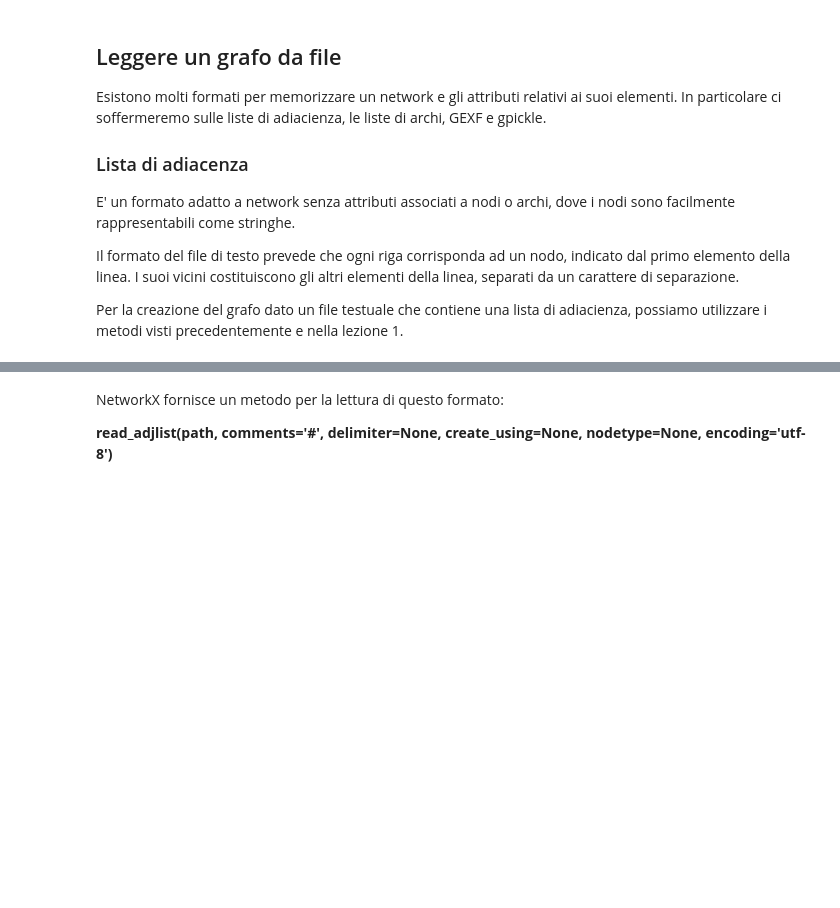
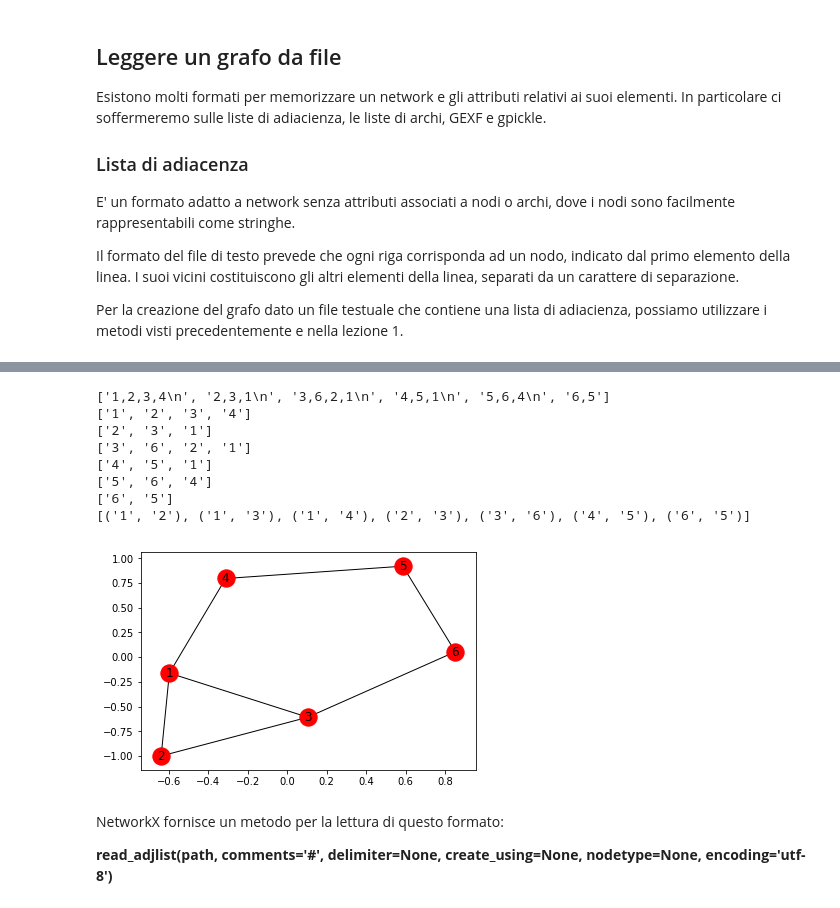
Before and after one commit to matzigno/SocialMediaMining2019, a Jupyter notebook: NetworkX.ipynb, the cells around one changed output, grey strips where cells are left out. Saved outputs shown, nothing was run; the diff lists cells and outputs as text; code cells hidden in the pictures; blank space fills up the shorter version.

```diff
--- a/NetworkX.ipynb
+++ b/NetworkX.ipynb
@@ -179,3 +227,26 @@ Per la creazione del grafo dato un file testuale che contiene una lista di adiac
+# %%
+adj_graph = nx.Graph()
+# %%
+f = open('data/grafo_lista_adiacienza.txt')
+lista_righe = f.readlines()
+print(lista_righe)
+for line in lista_righe:
+    info = line.strip().split(',')
+    print(info)
+    for e in info[1:]:
+        adj_graph.add_edge(info[0],e)
+print(list(adj_graph.edges()))
+nx.draw_networkx(adj_graph)
+# %% [output]
+['1,2,3,4\n', '2,3,1\n', '3,6,2,1\n', '4,5,1\n', '5,6,4\n', '6,5']
+['1', '2', '3', '4']
+['2', '3', '1']
+['3', '6', '2', '1']
+['4', '5', '1']
+['5', '6', '4']
+['6', '5']
+[('1', '2'), ('1', '3'), ('1', '4'), ('2', '3'), ('3', '6'), ('4', '5'), ('6', '5')]
+[figure, added]
 # %% [markdown]
 NetworkX fornisce un metodo per la lettura di questo formato:
 
```
Also changed, not shown: parts of 122 cells of this notebook.
